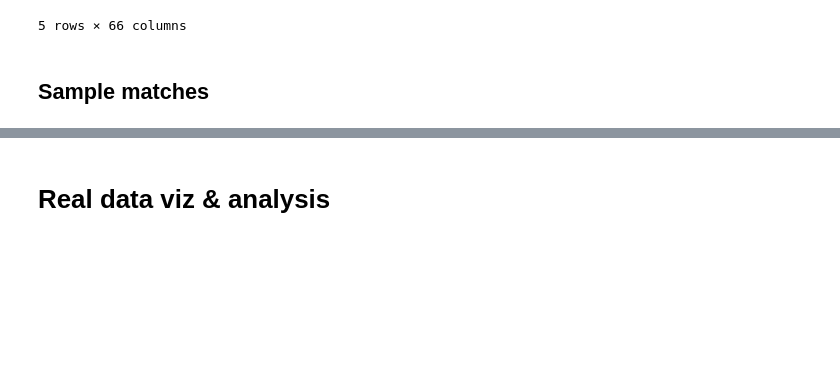
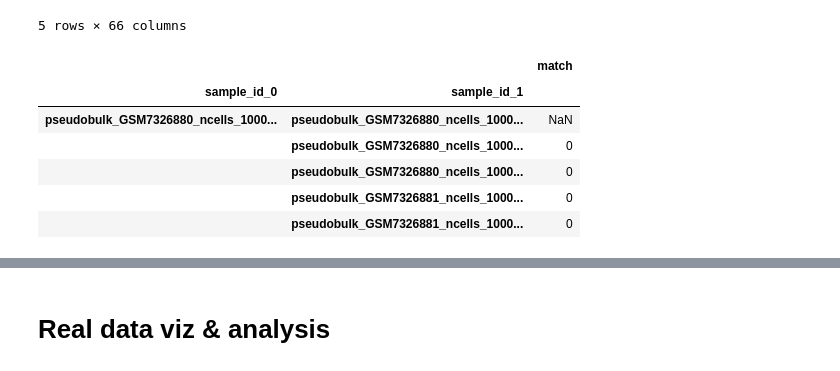
Before and after one commit to emma2207/hgsoc-reconstruction, a Jupyter notebook: sample_id_matching/scripts/experiment/bamixchecker_analysis.ipynb, the cells around one changed output, grey strips where cells are left out. Saved outputs shown, nothing was run; the diff lists cells and outputs as text; code cells hidden in the pictures; blank space fills up the shorter version.

Commit message:
sample matching functions

```diff
--- a/sample_id_matching/scripts/experiment/bamixchecker_analysis.ipynb
+++ b/sample_id_matching/scripts/experiment/bamixchecker_analysis.ipynb
@@ -45,7 +44,14 @@ matrix.head()
 | pseudobulk_GSM7326881_ncells_1000... | 0.0 | 0.0 | 0.0 | NaN | ... |
 | pseudobulk_GSM7326881_ncells_1000... | 0.0 | 0.0 | 0.0 | 0.0 | ... |
 5 rows × 66 columns
-# %% [markdown]
-## Sample matches
 # %%
-inferred_matches = long_df_to_matrix_bamixchecker(df, "Conclusion").replace("Unmatched", 0).replace("Matched", 1).fillna(0)
+inferred_matches = parse_sample_matching_results_bamixchecker(DATA_PATH, pseudobulk, dataset, ncells)
+inferred_matches.head()
+# %% [output]
+|  |  | match |
+| sample_id_0 | sample_id_1 |  |
+| pseudobulk_GSM7326880_ncells_1000... | pseudobulk_GSM7326880_ncells_1000... | NaN |
+|  | pseudobulk_GSM7326880_ncells_1000... | 0 |
+|  | pseudobulk_GSM7326880_ncells_1000... | 0 |
+|  | pseudobulk_GSM7326881_ncells_1000... | 0 |
+|  | pseudobulk_GSM7326881_ncells_1000... | 0 |
```
Also changed, not shown: parts of 4 cells of this notebook, 5 other files.
